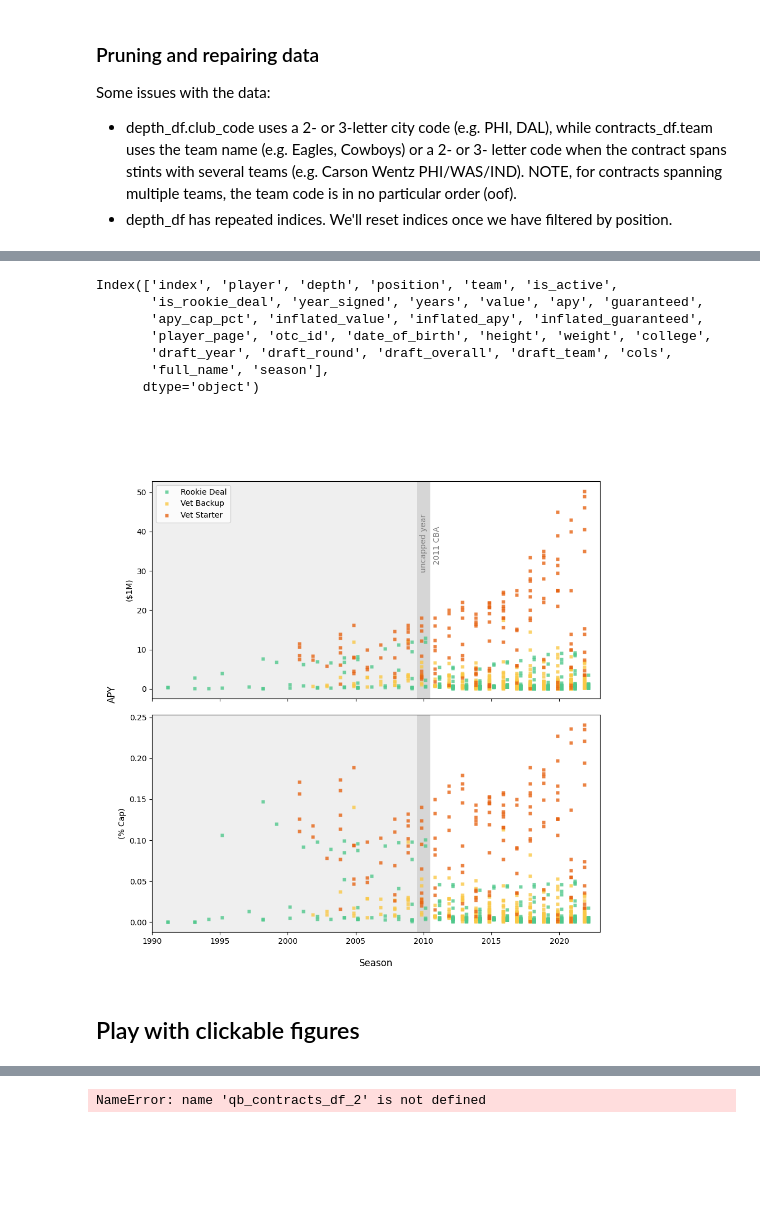
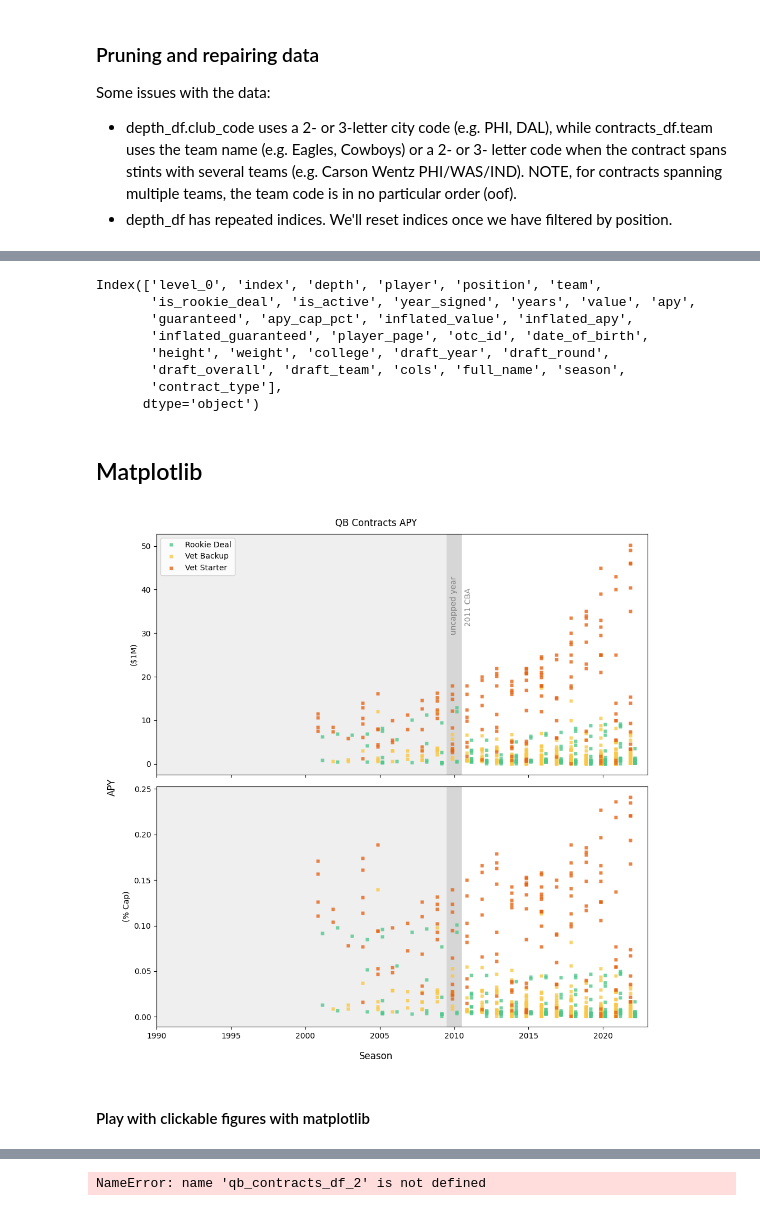
Before and after one commit to eatai/nfl_datascience, a Jupyter notebook: QB_contract_trends.ipynb, the cells around one changed output, grey strips where cells are left out. Saved outputs shown, nothing was run; the diff lists cells and outputs as text; code cells hidden in the pictures; blank space fills up the shorter version.

Commit message:
Revisited. EDA rookie contributions
Revisiting. Exploratory data analysis on contributions of drafted rookies in their first year(s) of play.

```diff
--- a/QB_contract_trends.ipynb
+++ b/QB_contract_trends.ipynb
@@ -102,8 +143,9 @@ Some issues with the data:
  - depth_df.club_code uses a 2- or 3-letter city code (e.g. PHI, DAL), while contracts_df.team uses the team name (e.g. Eagles, Cowboys) or a 2- or 3- letter code when the contract spans stints with several teams (e.g. Carson Wentz PHI/WAS/IND). NOTE, for contracts spanning multiple teams, the team code is in no particular order (oof).
  - depth_df has repeated indices. We'll reset indices once we have filtered by position.
 # %%
-contracts_df = contracts_df[contracts_df.year_signed > 1970]
+contracts_df = contracts_df[contracts_df.year_signed > 1970].reset_index()
 qb_contracts_df = contracts_df[contracts_df['position']=='QB'].reset_index()
+
 qb_depth_df = depth_df[depth_df['position']=='QB'].reset_index()
 # %%
 #minIdx = qb_depth_df.groupby(['full_name', 'season'], as_index=False)['week'].agg('idxmin').week.to_numpy()
@@ -135,22 +177,32 @@ qb_contracts_df = qb_contracts_df.merge(\
                                        )
 #.drop(columns = keys_right)
 
-depth = qb_contracts_df.pop('depth_team')
-qb_contracts_df.insert(loc = 2, column = 'depth', value = depth)
+depth = qb_contracts_df.pop('depth_team').to_numpy()
+try:
+    qb_contracts_df.insert(loc = 2, column = 'depth', value = depth)
+except:
+    qb_contracts_df['depth'] = depth
+
+qb_contracts_df.dropna(axis=0, subset='depth', inplace=True)
 # %%
 is_rookie_deal = qb_contracts_df['year_signed'].to_numpy()==qb_contracts_df['draft_year'].to_numpy()
-qb_contracts_df.insert(loc = 6, \
+
+try:
+    qb_contracts_df.insert(loc = 6, \
                        column = 'is_rookie_deal', \
                        value = is_rookie_deal)
+except:
+    qb_contracts_df['is_rookie_deal'] = is_rookie_deal
 # %%
 qb_contracts_df.columns
 # %% [output]
-Index(['index', 'player', 'depth', 'position', 'team', 'is_active',
-       'is_rookie_deal', 'year_signed', 'years', 'value', 'apy', 'guaranteed',
-       'apy_cap_pct', 'inflated_value', 'inflated_apy', 'inflated_guaranteed',
-       'player_page', 'otc_id', 'date_of_birth', 'height', 'weight', 'college',
-       'draft_year', 'draft_round', 'draft_overall', 'draft_team', 'cols',
-       'full_name', 'season'],
+Index(['level_0', 'index', 'depth', 'player', 'position', 'team',
+       'is_rookie_deal', 'is_active', 'year_signed', 'years', 'value', 'apy',
+       'guaranteed', 'apy_cap_pct', 'inflated_value', 'inflated_apy',
+       'inflated_guaranteed', 'player_page', 'otc_id', 'date_of_birth',
+       'height', 'weight', 'college', 'draft_year', 'draft_round',
+       'draft_overall', 'draft_team', 'cols', 'full_name', 'season',
+       'contract_type'],
       dtype='object')
 # %%
 rookie_idx = qb_contracts_df.index[qb_contracts_df.is_rookie_deal==True]
@@ -184,6 +236,8 @@ def df_to_lists(df, cols=[], idx=[]):
 y_rook, apy_rook, apy_pct_rook, draft_rook = df_to_lists(qb_contracts_df, cols = ['year_signed', 'apy', 'apy_cap_pct', 'draft_round'], idx = rookie_idx)
 y_vet, apy_vet, apy_pct_vet, draft_vet = df_to_lists(qb_contracts_df, cols = ['year_signed', 'apy', 'apy_cap_pct', 'draft_round'], idx = vet_starter_idx)
 y_backup, apy_backup, apy_pct_backup, draft_backup = df_to_lists(qb_contracts_df, cols = ['year_signed', 'apy', 'apy_cap_pct', 'draft_round'], idx = vet_backup_idx)
+# %% [markdown]
+## Matplotlib
 # %%
 plot_opts = {\
              'linestyle' : 'None',\
@@ -202,36 +256,39 @@ color_backup1 = np.array([250, 200, 70])/255.0
 
 fig, ax = plt.subplots(nrows = 2, ncols = 1, sharex=True, figsize=(10, 10))
 ax[0].axvspan(2009.5, 2010.5, facecolor = '0.2', alpha = 0.2)
 ax[0].axvspan(1990, 2009.5, facecolor = '0.7', alpha = 0.2)
 
 ax[0].plot(y_rook+0.15, apy_rook, c=color_rook1, **plot_opts, label = 'Rookie Deal')
 ax[0].plot(y_backup-0.15, apy_backup, c=color_backup1, **plot_opts, label = 'Vet Backup')
 ax[0].plot(y_vet-0.15, apy_vet, c=color_vet1, **plot_opts, label = 'Vet Starter')
 
 ax[0].text(2009.7, 30, 'uncapped year', color = [0.5, 0.5, 0.5], rotation=90)
 ax[0].text(2010.7, 32, '2011 CBA', color = [0.5, 0.5, 0.5], rotation=90)
 
 ax[0].set_ylabel('($1M)')
 ax[0].legend()
 
 ax[1].axvspan(2009.5, 2010.5, facecolor = '0.2', alpha = 0.2)
 ax[1].axvspan(1990, 2009.5, facecolor = '0.7', alpha = 0.2)
 
 ax[1].plot(y_rook+0.15, apy_pct_rook, c=color_rook1, **plot_opts)
 ax[1].plot(y_backup-0.15, apy_pct_backup, c=color_backup1, **plot_opts)
 ax[1].plot(y_vet-0.15, apy_pct_vet, c=color_vet1, **plot_opts)
 ax[1].set_ylabel('(% Cap)')
 ax[1].set_xlim([1990, 2023])
 fig.supylabel('APY')
 fig.supxlabel('Season')
 
 # plt.tight_layout(pad=0, w_pad=0, h_pad=0);
 plt.subplots_adjust(hspace=0.075,left=0.1, bottom=0.075)
+plt.suptitle('QB Contracts APY')
+plt.tight_layout()
 plt.show()
+plt.savefig('qb_contracts.png', dpi='figure', format='png')
 # %% [output]
-[figure, old version]
+[figure, new version]
 # %% [markdown]
-## Play with clickable figures
+#### Play with clickable figures with matplotlib
 # %%
 plot_opts = {\
              'linestyle' : 'None',\
```
Also changed, not shown: parts of 29 cells of this notebook, 3 other files.
